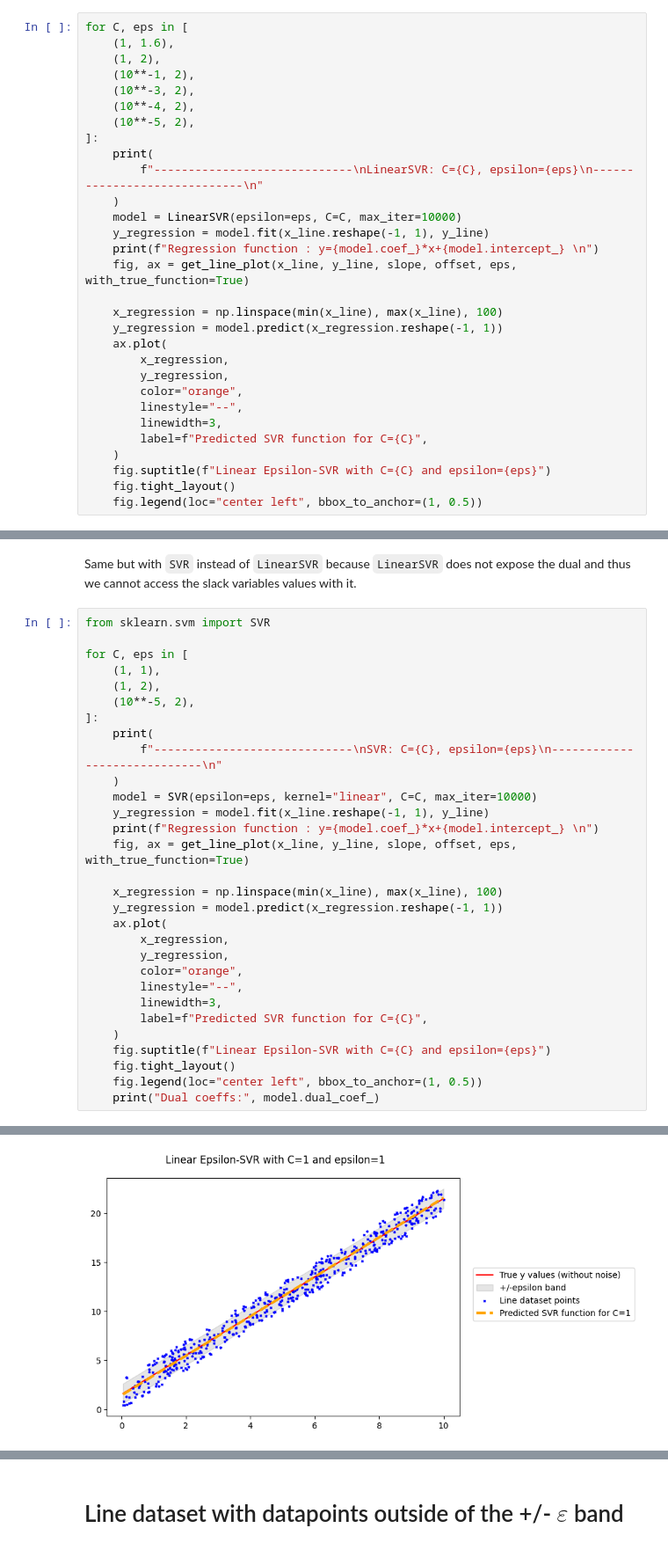
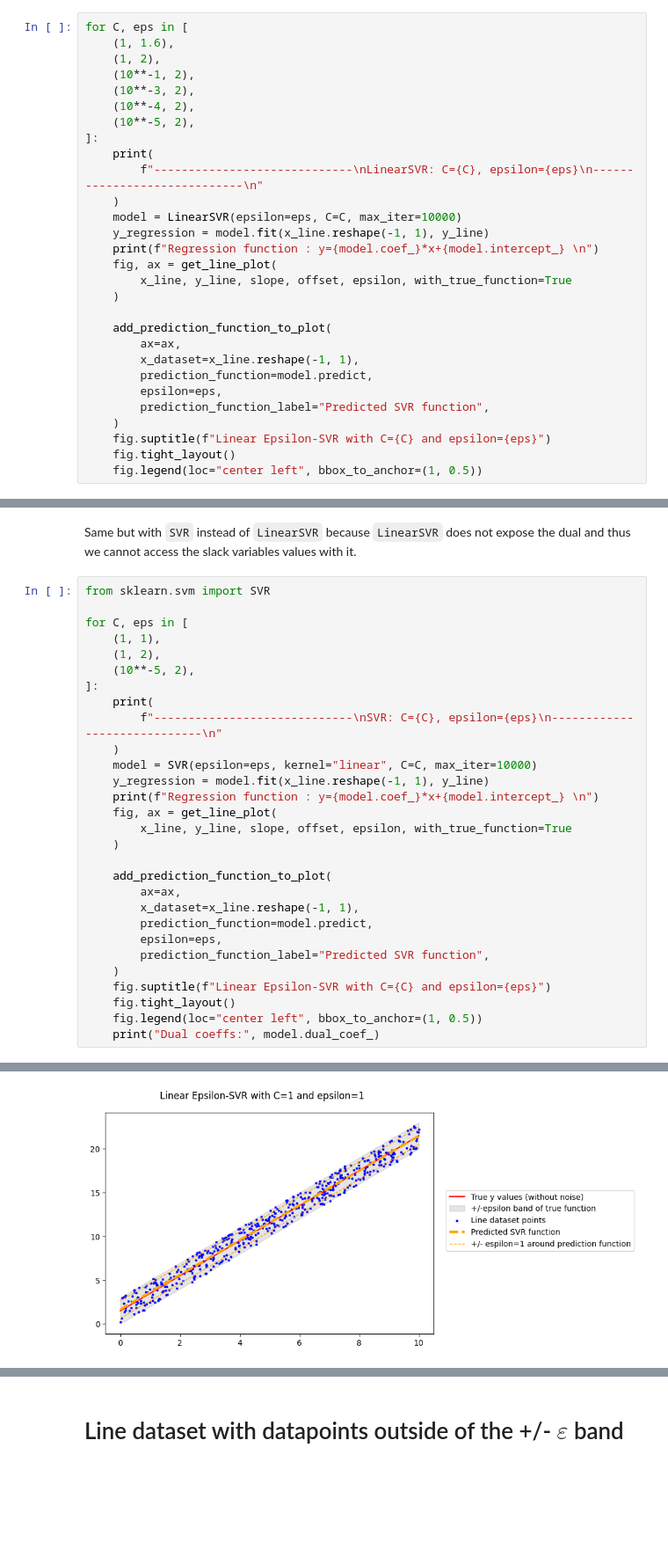
Before and after one commit to Squenger/SV-Machines, a Jupyter notebook: notebooks/part_1_linear/2_epsilon_soft_sv_regression.ipynb, the cells around one changed output, grey strips where cells are left out. Shown: that part at 88% size. Saved outputs shown, nothing was run; the diff lists cells and outputs as text; blank space fills up the shorter version.

```diff
--- a/notebooks/part_1_linear/2_epsilon_soft_sv_regression.ipynb
+++ b/notebooks/part_1_linear/2_epsilon_soft_sv_regression.ipynb
@@ -55,17 +56,16 @@ for C, eps in [
     model = LinearSVR(epsilon=eps, C=C, max_iter=10000)
     y_regression = model.fit(x_line.reshape(-1, 1), y_line)
     print(f"Regression function : y={model.coef_}*x+{model.intercept_} \n")
-    fig, ax = get_line_plot(x_line, y_line, slope, offset, eps, with_true_function=True)
+    fig, ax = get_line_plot(
+        x_line, y_line, slope, offset, epsilon, with_true_function=True
+    )
 
-    x_regression = np.linspace(min(x_line), max(x_line), 100)
-    y_regression = model.predict(x_regression.reshape(-1, 1))
-    ax.plot(
-        x_regression,
-        y_regression,
-        color="orange",
-        linestyle="--",
-        linewidth=3,
-        label=f"Predicted SVR function for C={C}",
+    add_prediction_function_to_plot(
+        ax=ax,
+        x_dataset=x_line.reshape(-1, 1),
+        prediction_function=model.predict,
+        epsilon=eps,
+        prediction_function_label="Predicted SVR function",
     )
     fig.suptitle(f"Linear Epsilon-SVR with C={C} and epsilon={eps}")
     fig.tight_layout()
@@ -110,17 +110,16 @@ for C, eps in [
     model = SVR(epsilon=eps, kernel="linear", C=C, max_iter=10000)
     y_regression = model.fit(x_line.reshape(-1, 1), y_line)
     print(f"Regression function : y={model.coef_}*x+{model.intercept_} \n")
-    fig, ax = get_line_plot(x_line, y_line, slope, offset, eps, with_true_function=True)
+    fig, ax = get_line_plot(
+        x_line, y_line, slope, offset, epsilon, with_true_function=True
+    )
 
-    x_regression = np.linspace(min(x_line), max(x_line), 100)
-    y_regression = model.predict(x_regression.reshape(-1, 1))
-    ax.plot(
-        x_regression,
-        y_regression,
-        color="orange",
-        linestyle="--",
-        linewidth=3,
-        label=f"Predicted SVR function for C={C}",
+    add_prediction_function_to_plot(
+        ax=ax,
+        x_dataset=x_line.reshape(-1, 1),
+        prediction_function=model.predict,
+        epsilon=eps,
+        prediction_function_label="Predicted SVR function",
     )
     fig.suptitle(f"Linear Epsilon-SVR with C={C} and epsilon={eps}")
     fig.tight_layout()
@@ -147 +146 @@ Dual coeffs: [[-1.          1.         -1.          1.          1.         -1.
-[figure, old version]
+[figure, new version]
```
Also changed, not shown: parts of 5 cells of this notebook, 5 other files.
